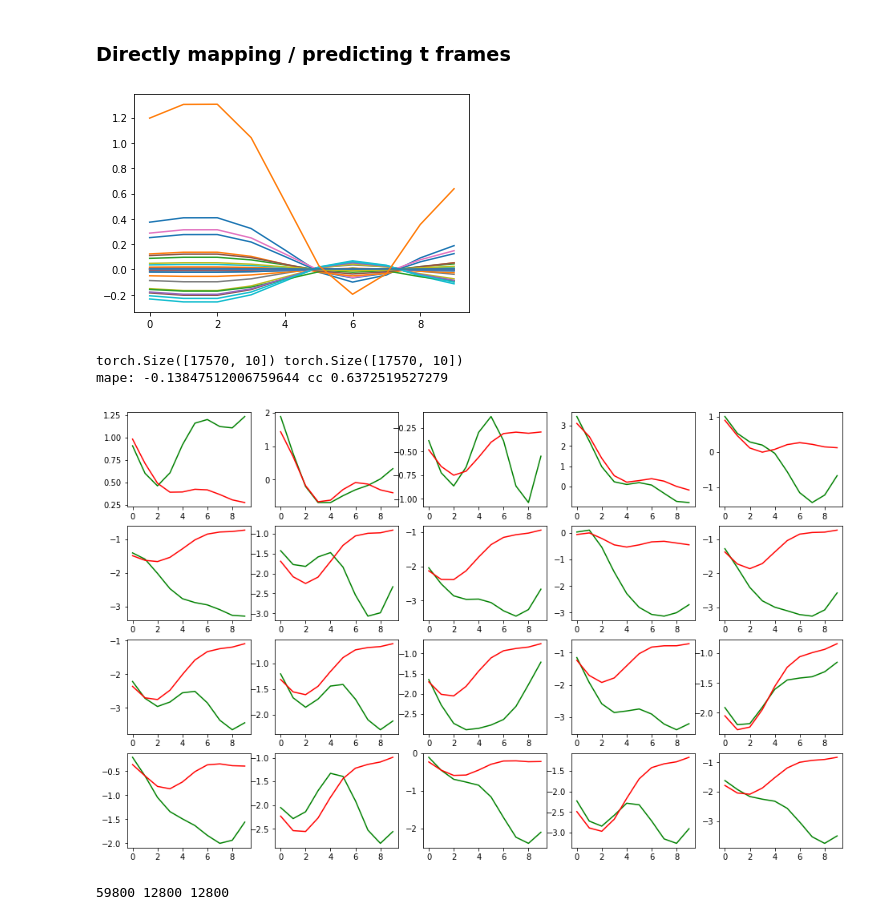
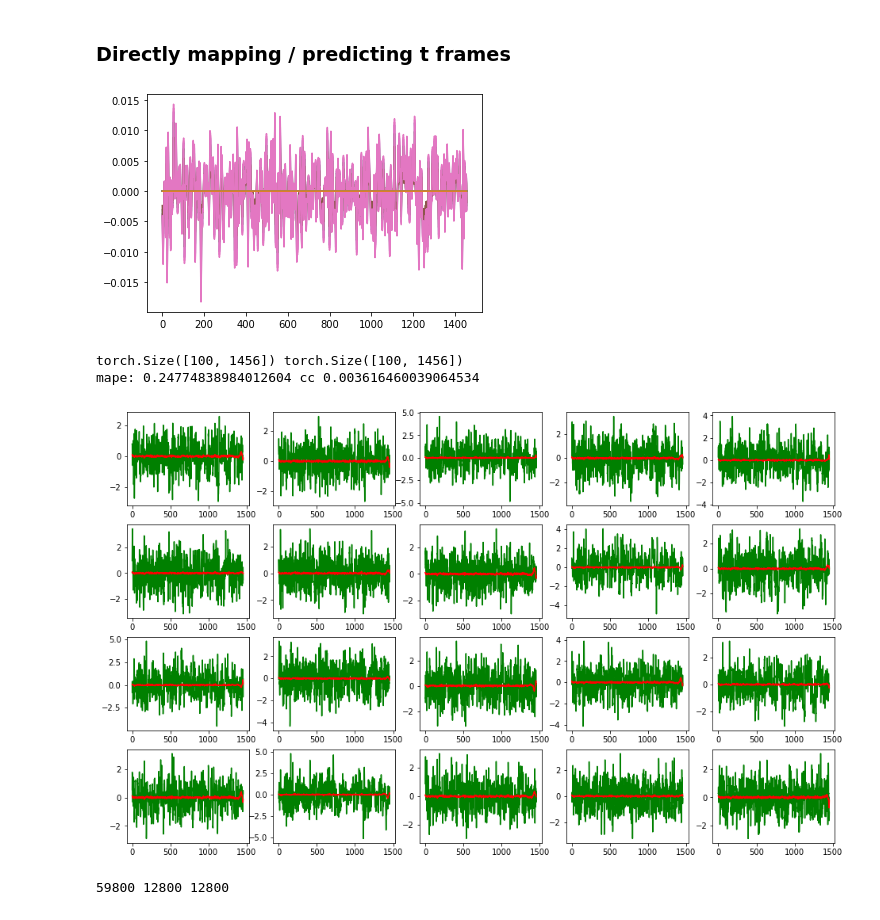
Before and after one commit to sklin93/Graph-WaveNet, a Jupyter notebook: simple_t_deconv.ipynb, the cells around one changed output. Saved outputs shown, nothing was run; the diff lists cells and outputs as text; code cells hidden in the pictures.

```diff
--- a/simple_t_deconv.ipynb
+++ b/simple_t_deconv.ipynb
@@ -23,14 +24,14 @@ if torch.cuda.is_available():
     torch.cuda.manual_seed_all(999)
     torch.cuda.empty_cache()
 # %%
-# CRASH_fname = 'CRASH_FE_filtered_subsampled_noscaler.pkl'
+CRASH_fname = 'CRASH_FE_filtered_subsampled_noscaler.pkl'
 
+with open(CRASH_fname, 'rb') as handle:
+    F_t, scs, adj_mx, adj_mx_idx, _input, _gt, coeffs, \
+    inv_mapping, region_assignment, nTrain, nValid, \
+    nTest, scaler_in, scaler_out = pickle.load(handle)
+
+# CRASH_fname = 'CRASH_Fonly.pkl'
 # with open(CRASH_fname, 'rb') as handle:
-#     F_t, scs, adj_mx, adj_mx_idx, _input, _gt, coeffs, \
-#     inv_mapping, region_assignment, nTrain, nValid, \
-#     nTest, scaler_in, scaler_out = pickle.load(handle)
-
-CRASH_fname = 'CRASH_Fonly.pkl'
-with open(CRASH_fname, 'rb') as handle:
-    F_t, scs, adj_mx, adj_mx_idx, _input, _gt, region_assignment, \
-    nTrain, nValid, nTest, scaler_in, scaler_out = pickle.load(handle)
+#     F_t, scs, adj_mx, adj_mx_idx, _input, _gt, region_assignment, \
+#     nTrain, nValid, nTest, scaler_in, scaler_out = pickle.load(handle)
@@ -37,9 +40,8 @@ with open(CRASH_fname, 'rb') as handle:
 # %%
 device = 'cuda:0'
-# prep EEG data
 _, num_t, num_nodes = _gt.shape
 
-num_nodes = 1 # control train val test size for memory
+num_nodes = 10 # control train val test size for memory
 nTrain, nValid, nTest = num_nodes*nTrain, num_nodes*nValid, num_nodes*nTest
 x = _gt.transpose(0,2,1).reshape(-1, num_t)[:,None,:]
 y = x
@@ -398,13 +415,20 @@ for e in range(num_epoch):
     print('epoch',e, 'train loss', np.mean(cur_loss))
     # validate each epoch
     model.eval()
-    with torch.no_grad():
-        out = model(xValid)
-#     loss = obj(out, yValid[:,:,0:1])
-    loss = obj(out, yValid) #+ repulsion_w*clipped_repulsion(out)
-    val_loss.append(loss.item())
-    if loss.item() < min_val_loss:
-        min_val_loss = loss.item()
+    cur_loss = []
+    for i in tqdm(range(nValid//batch_size)):
+        batch_in = xValid[i*batch_size:(i+1)*batch_size]
+        batch_gt = yValid[i*batch_size:(i+1)*batch_size]
+
+        with torch.no_grad():
+            out = model(batch_in)
+
+        loss = obj(out, batch_gt) #+ repulsion_w*clipped_repulsion(out)
+        cur_loss.append(loss.item())
+
+    val_loss.append(np.mean(cur_loss))
+    if val_loss[-1] < min_val_loss:
+        min_val_loss = val_loss[-1]
         torch.save(model.state_dict(), model_name)
-    print('val loss', loss.item(), 'mape', util.masked_mape(out, yValid,0).item())
+    print('val loss', val_loss[-1])
 # %% [output]
@@ -493,32 +506,33 @@ predict near future converges immediately, but predicting further-away frames ne
 ### Directly mapping / predicting t frames
 # %%
 # test
+nTest = 100
 yTest = y[-nTest:].squeeze()
 xTest = x[-nTest:]
 
 model.eval()
 with torch.no_grad():
     test_out = model(xTest, viz=True).squeeze()
 
 print(yTest.shape, test_out.shape)
 print('mape:', util.masked_mape(test_out, yTest,0).item(), 'cc', util.get_cc(test_out, yTest)[0])
 
 i_num = 4
 j_num = 5
 plt.figure(figsize=(16,10))
 for i in range(i_num):
     for j in range(j_num):
         k = i*j_num+j+1
 #         print(k)
         plt.subplot(i_num, j_num, k)
         plt.plot(yTest[k+20].detach().cpu().numpy(), color='g')
         plt.plot(test_out[k+20].detach().cpu().numpy(), color='r')
 plt.show()
 # %% [output]
-[figure, old version]
+[figure, new version]
-torch.Size([17570, 10]) torch.Size([17570, 10])
-mape: -0.13847512006759644 cc 0.6372519527279
+torch.Size([100, 1456]) torch.Size([100, 1456])
+mape: 0.24774838984012604 cc 0.003616460039064534
-[figure, old version]
+[figure, new version]
 # %%
 print(nTrain,nValid,nTest)
 # %% [output]
```
Also changed, not shown: parts of 7 cells of this notebook, 3 other files.
